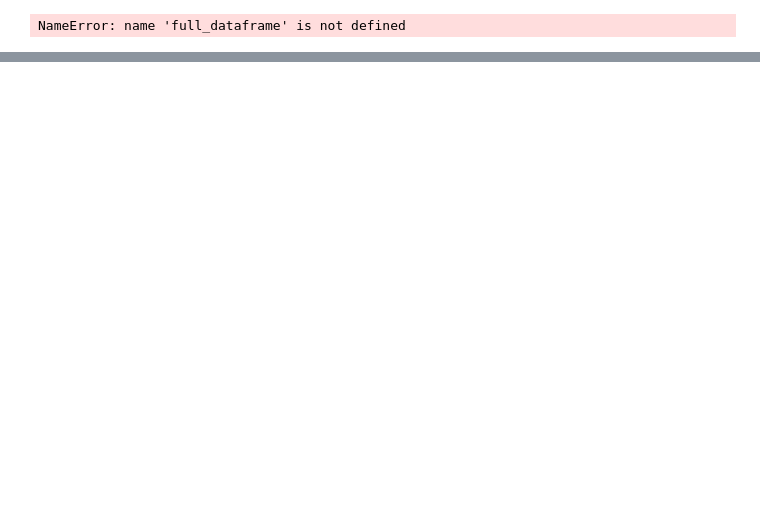
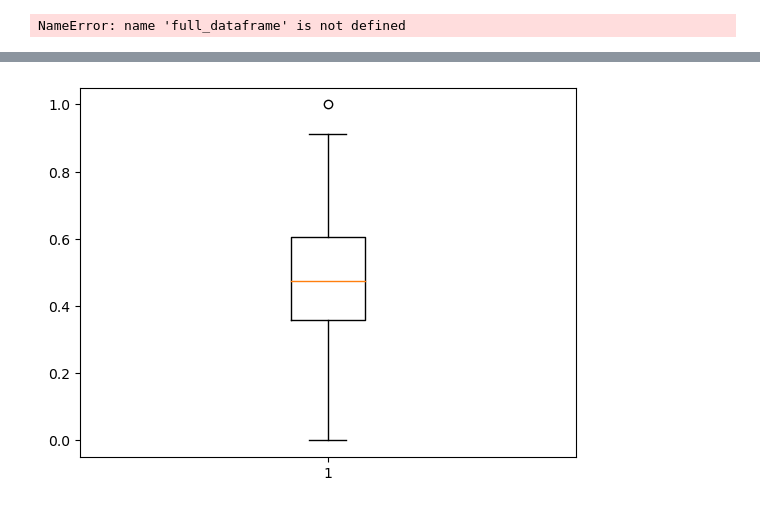
Before and after one commit to sreyaj99/nlp_tswift, a Jupyter notebook: project.ipynb, the cells around one changed output, grey strips where cells are left out. Cells and saved outputs as stored; diff of their text form; code cells hidden in the pictures; blank space fills up the shorter version.

```diff
--- a/project.ipynb
+++ b/project.ipynb
@@ -149,0 +443,16 @@ full_dataframe.head(5)
+# %%
+# code here
+# Load spaCy model
+nlp = spacy.load('en_core_web_sm')
+
+def lemmatizer(doc, nlp = nlp):
+
+    tokenize_values = []
+
+    doc = nlp(doc)
+
+    for token in doc:
+        # remove punctuation and any "pure" whitespace tokens
+        if not token.is_punct and not token.is_space:
+            tokenize_values.append(token.lemma_)
+    return tokenize_values
@@ -149,0 +585,11 @@ full_dataframe.head(5)
+# %%
+array = ['Danceability', 'Energy', 'Loudness', 'Speechiness', 'Acousticness', 'Instrumentalness','Liveness', 'Valence', 'Tempo']
+copy = full_dataframe.copy()
+for i in range(0, len(array)):
+    copy[array[i]] = (full_dataframe[array[i]] - full_dataframe[array[i]].min()) / (full_dataframe[array[i]].max() - full_dataframe[array[i]].min())
+    #copy[array[i]] = (full_dataframe[array[i]] - mean)/std
+# %%
+x_values = copy[['Danceability', 'Energy',
+       'Loudness', 'Speechiness', 'Acousticness', 'Instrumentalness',
+       'Liveness', 'Valence', 'Tempo']].sum(axis = 1)
+x_values.describe()
@@ -149,0 +606,3 @@ full_dataframe.head(5)
+# %%
+x_values = (x_values - x_values.min()) / (x_values.max() - x_values.min())
+x_values.describe()
@@ -149,0 +619,7 @@ full_dataframe.head(5)
+# %%
+plt.boxplot(x_values)
+
+# show plot
+plt.show()
+# %% [output]
+[figure, added]
```
Also changed, not shown: parts of 99 cells of this notebook.
